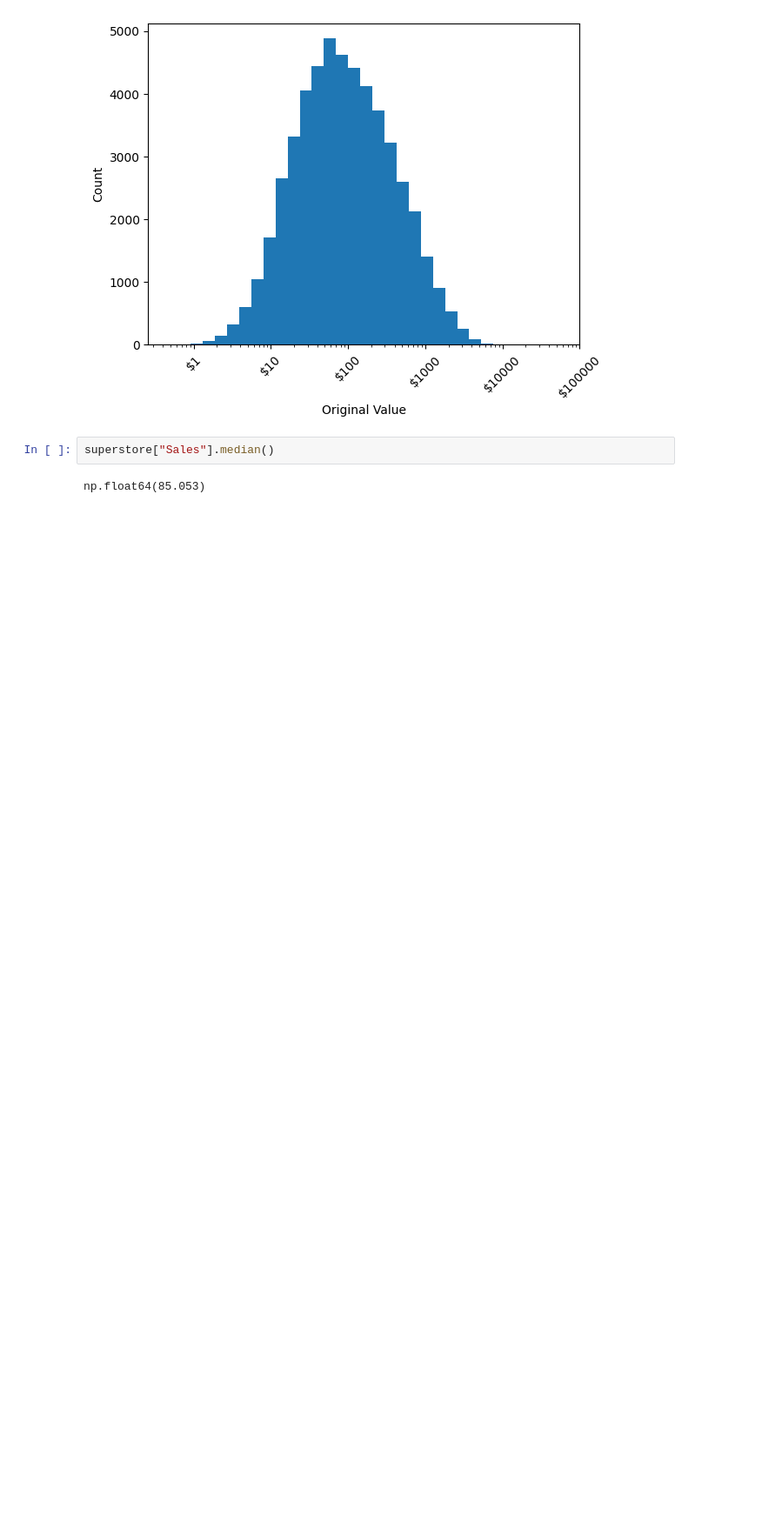
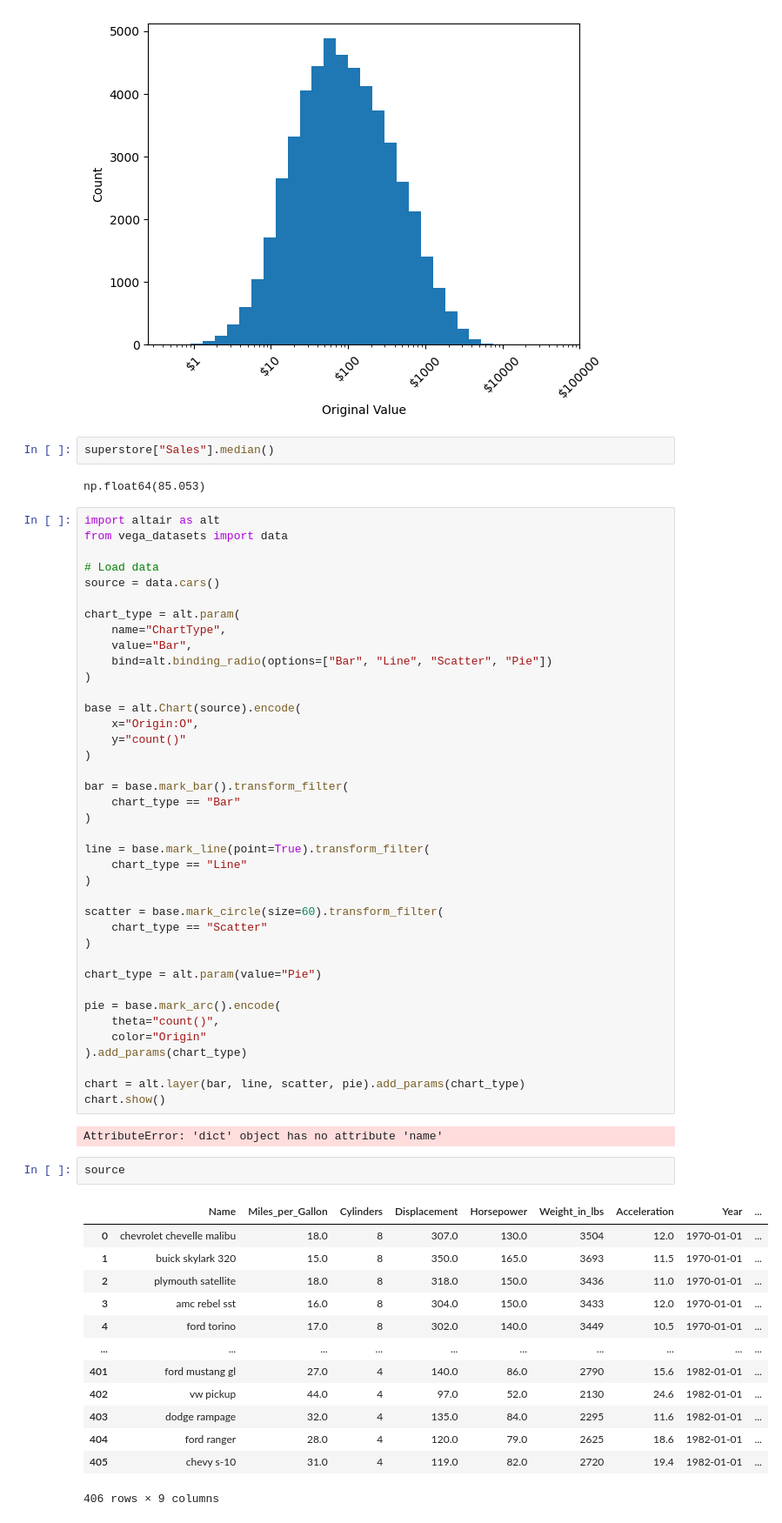
Before and after one commit to joshuajnoble/method-data-viz, a Jupyter notebook: super_store_edav.ipynb, the cells around one changed output. Shown at 87% size. Cells and saved outputs as stored; diff of their text form; blank space fills up the shorter version.

Commit message:
trying chart swapping

```diff
--- a/super_store_edav.ipynb
+++ b/super_store_edav.ipynb
@@ -347,3 +347,60 @@ plt.show()
 superstore["Sales"].median()
 # %% [output]
 np.float64(85.053)
+# %%
+import altair as alt
+from vega_datasets import data
+
+# Load data
+source = data.cars()
+
+chart_type = alt.param(
+    name="ChartType",
+    value="Bar",
+    bind=alt.binding_radio(options=["Bar", "Line", "Scatter", "Pie"])
+)
+
+base = alt.Chart(source).encode(
+    x="Origin:O",
+    y="count()"
+)
+
+bar = base.mark_bar().transform_filter(
+    chart_type == "Bar"
+)
+
+line = base.mark_line(point=True).transform_filter(
+    chart_type == "Line"
+)
+
+scatter = base.mark_circle(size=60).transform_filter(
+    chart_type == "Scatter"
+)
+
+chart_type = alt.param(value="Pie")
+
+pie = base.mark_arc().encode(
+    theta="count()",
+    color="Origin"
+).add_params(chart_type)
+
+chart = alt.layer(bar, line, scatter, pie).add_params(chart_type)
+chart.show()
+# %% [output]
+AttributeError: 'dict' object has no attribute 'name'
+# %%
+source
+# %% [output]
+|  | Name | Miles_per_Gallon | Cylinders | Displacement | Horsepower | Weight_in_lbs | Acceleration | Year | ... |
+| 0 | chevrolet chevelle malibu | 18.0 | 8 | 307.0 | 130.0 | 3504 | 12.0 | 1970-01-01 | ... |
+| 1 | buick skylark 320 | 15.0 | 8 | 350.0 | 165.0 | 3693 | 11.5 | 1970-01-01 | ... |
+| 2 | plymouth satellite | 18.0 | 8 | 318.0 | 150.0 | 3436 | 11.0 | 1970-01-01 | ... |
+| 3 | amc rebel sst | 16.0 | 8 | 304.0 | 150.0 | 3433 | 12.0 | 1970-01-01 | ... |
+| 4 | ford torino | 17.0 | 8 | 302.0 | 140.0 | 3449 | 10.5 | 1970-01-01 | ... |
+| ... | ... | ... | ... | ... | ... | ... | ... | ... | ... |
+| 401 | ford mustang gl | 27.0 | 4 | 140.0 | 86.0 | 2790 | 15.6 | 1982-01-01 | ... |
+| 402 | vw pickup | 44.0 | 4 | 97.0 | 52.0 | 2130 | 24.6 | 1982-01-01 | ... |
+| 403 | dodge rampage | 32.0 | 4 | 135.0 | 84.0 | 2295 | 11.6 | 1982-01-01 | ... |
+| 404 | ford ranger | 28.0 | 4 | 120.0 | 79.0 | 2625 | 18.6 | 1982-01-01 | ... |
+| 405 | chevy s-10 | 31.0 | 4 | 119.0 | 82.0 | 2720 | 19.4 | 1982-01-01 | ... |
+406 rows × 9 columns
```
Also changed, not shown: 5 other files.
